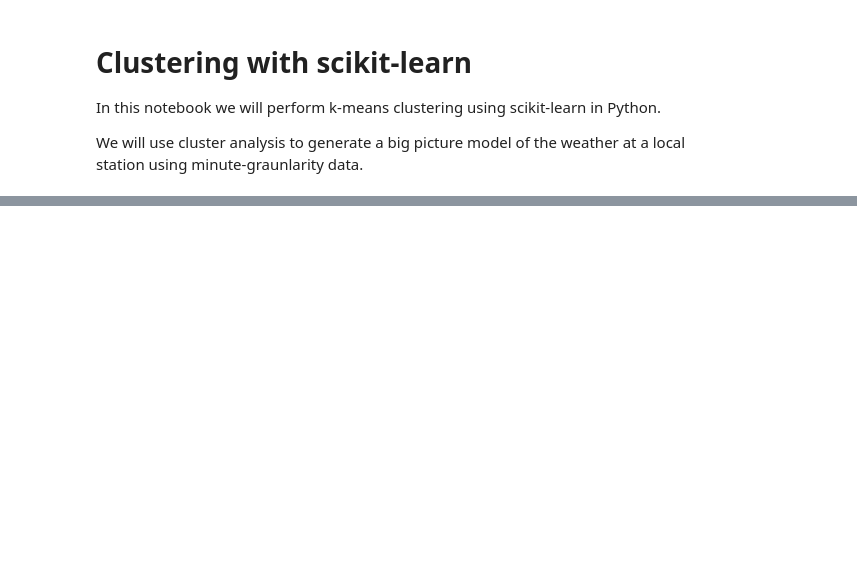
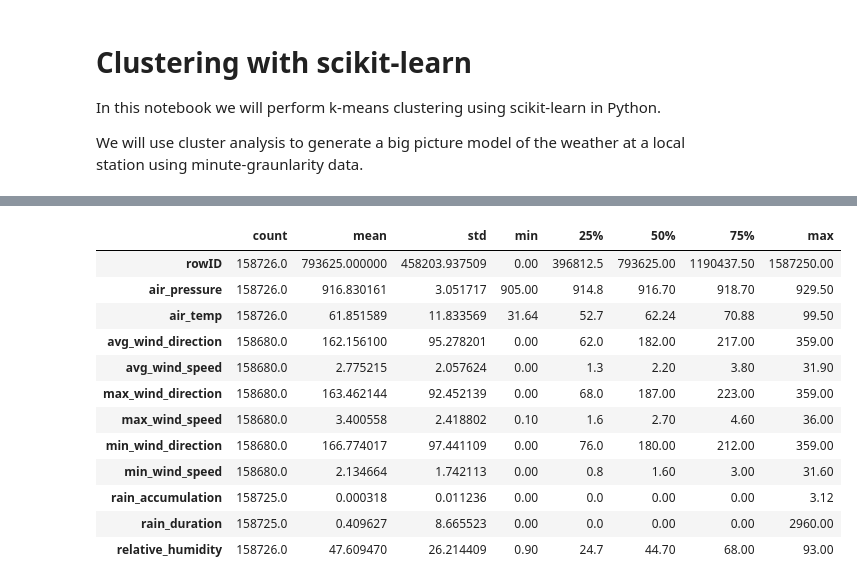
Before and after one commit to yadieloscar81/introML, a Jupyter notebook: clusteringWithKmeans.ipynb, the cells around one changed output, grey strips where cells are left out. Cells and saved outputs as stored; diff of their text form; code cells hidden in the pictures; blank space fills up the shorter version.

```diff
--- a/clusteringWithKmeans.ipynb
+++ b/clusteringWithKmeans.ipynb
@@ -21,0 +22,2 @@ ModuleNotFoundError: No module named 'utils'
+# %%
+data = pd.read_csv('minute_weather.csv')
@@ -21,0 +71,3 @@ ModuleNotFoundError: No module named 'utils'
+# %%
+sample_data = data[(data['rowID'] % 10)== 0]
+sample_data.shape
@@ -21,0 +90,16 @@ ModuleNotFoundError: No module named 'utils'
+# %%
+sample_data.describe().transpose()
+# %% [output]
+|  | count | mean | std | min | 25% | 50% | 75% | max |
+| rowID | 158726.0 | 793625.000000 | 458203.937509 | 0.00 | 396812.5 | 793625.00 | 1190437.50 | 1587250.00 |
+| air_pressure | 158726.0 | 916.830161 | 3.051717 | 905.00 | 914.8 | 916.70 | 918.70 | 929.50 |
+| air_temp | 158726.0 | 61.851589 | 11.833569 | 31.64 | 52.7 | 62.24 | 70.88 | 99.50 |
+| avg_wind_direction | 158680.0 | 162.156100 | 95.278201 | 0.00 | 62.0 | 182.00 | 217.00 | 359.00 |
+| avg_wind_speed | 158680.0 | 2.775215 | 2.057624 | 0.00 | 1.3 | 2.20 | 3.80 | 31.90 |
+| max_wind_direction | 158680.0 | 163.462144 | 92.452139 | 0.00 | 68.0 | 187.00 | 223.00 | 359.00 |
+| max_wind_speed | 158680.0 | 3.400558 | 2.418802 | 0.10 | 1.6 | 2.70 | 4.60 | 36.00 |
+| min_wind_direction | 158680.0 | 166.774017 | 97.441109 | 0.00 | 76.0 | 180.00 | 212.00 | 359.00 |
+| min_wind_speed | 158680.0 | 2.134664 | 1.742113 | 0.00 | 0.8 | 1.60 | 3.00 | 31.60 |
+| rain_accumulation | 158725.0 | 0.000318 | 0.011236 | 0.00 | 0.0 | 0.00 | 0.00 | 3.12 |
+| rain_duration | 158725.0 | 0.409627 | 8.665523 | 0.00 | 0.0 | 0.00 | 0.00 | 2960.00 |
+| relative_humidity | 158726.0 | 47.609470 | 26.214409 | 0.90 | 24.7 | 44.70 | 68.00 | 93.00 |
```
Also changed, not shown: parts of 38 cells of this notebook, 1 other file.
